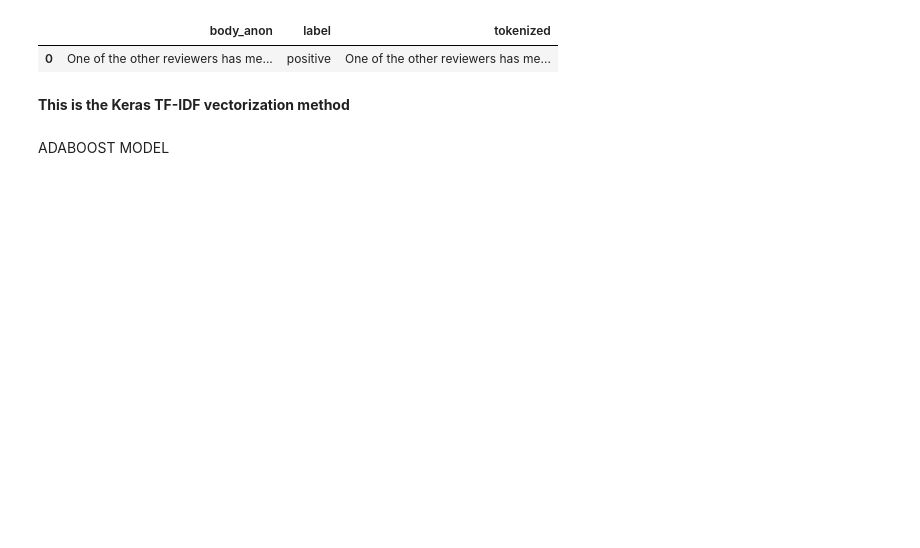
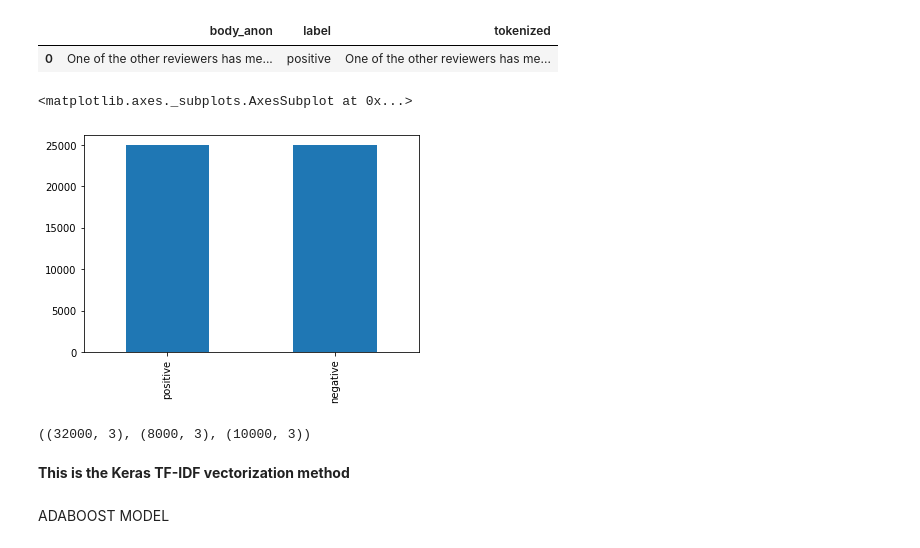
Before and after one commit to kenclements/praxis, a Jupyter notebook: adaboost-twos3.ipynb, the cells around one changed output. Cells and saved outputs as stored; diff of their text form; code cells hidden in the pictures; blank space fills up the shorter version.

```diff
--- a/adaboost-twos3.ipynb
+++ b/adaboost-twos3.ipynb
@@ -83,7 +97,6 @@ from sklearn.metrics import confusion_matrix
 #test = pd.read_csv('/Data/TWOS-dataset/email_ano/test.csv')
 #train = pd.read_csv('/Data/TWOS-dataset/email_ano/train.csv')
 #imdb = pd.read_csv('/Data/TWOS-dataset/email_ano/IMDB Dataset.csv')
-imdb = pd.read_csv('/content/drive/MyDrive/Praxis/data/IMDB Dataset.csv')
+df = pd.read_csv('/content/drive/MyDrive/Praxis/data/IMDB Dataset.csv')
 # %%
-df = imdb
 #df = pd.concat([file1, file2, file3, file4, file6, file7, file8, file9, file10, file11, file12, file13, file14, file15, file16, file17, file18, file19, file20, file21, file22, file23])
@@ -248,0 +203,5 @@ X_train, X_test, y_train, y_test = train_test_split(tfidf_wm, df['label'], test_
+# %%
+df['label'].value_counts().plot(kind='bar')
+# %% [output]
+<matplotlib.axes._subplots.AxesSubplot at 0x...>
+[figure, added]
@@ -248,0 +210,7 @@ X_train, X_test, y_train, y_test = train_test_split(tfidf_wm, df['label'], test_
+# %%
+train, test = train_test_split(df, test_size=0.2, stratify=df['label'])
+train, validation = train_test_split(train, test_size=0.2, stratify=train['label'])
+
+train.shape, validation.shape, test.shape
+# %% [output]
+((32000, 3), (8000, 3), (10000, 3))
```
Also changed, not shown: parts of 22 cells of this notebook.
